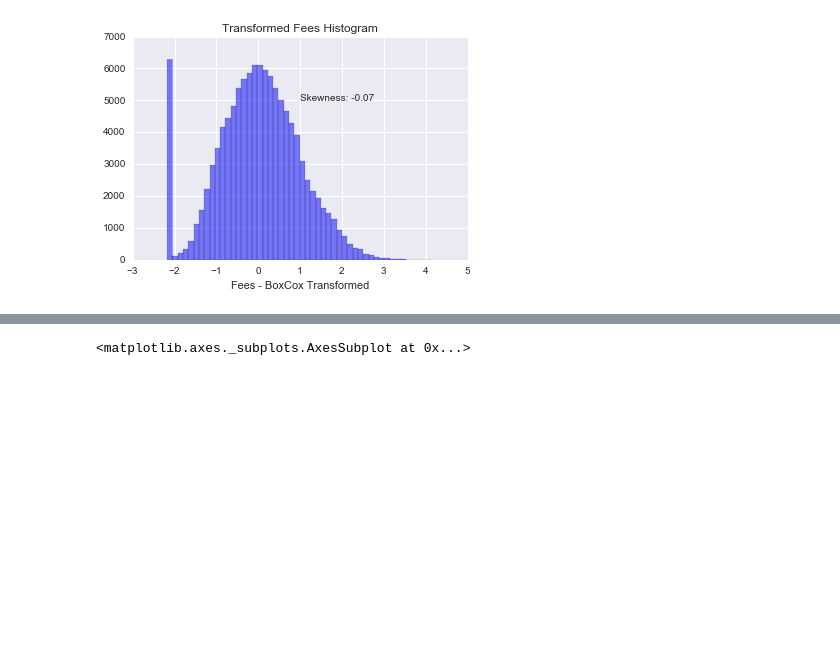
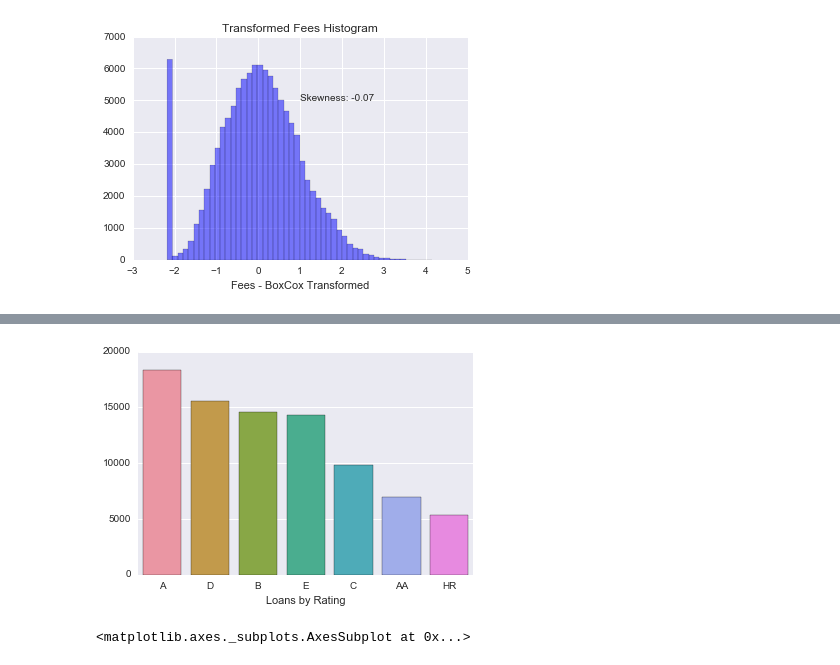
Before and after one commit to yugoli/prosperloananalysis-ipython, a Jupyter notebook: Prosper.ipynb, the cells around one changed output, grey strips where cells are left out. Saved outputs shown, nothing was run; the diff lists cells and outputs as text; code cells hidden in the pictures; blank space fills up the shorter version.

```diff
--- a/Prosper.ipynb
+++ b/Prosper.ipynb
@@ -192 +245,8 @@ df.boxplot(column='LP_InterestandFees', by ='ProsperScore')
+# %%
+# bar plot loans by prosper rating
+sns.barplot(x = df['ProsperRating (Alpha)'].unique(), y=df['ProsperRating (Alpha)'].value_counts(dropna=False).values)
+plt.xlabel('Loans by Rating')
+sns.despine()
+# %% [output]
+[figure, added]
 # %%
```
Also changed, not shown: parts of 45 cells of this notebook.
